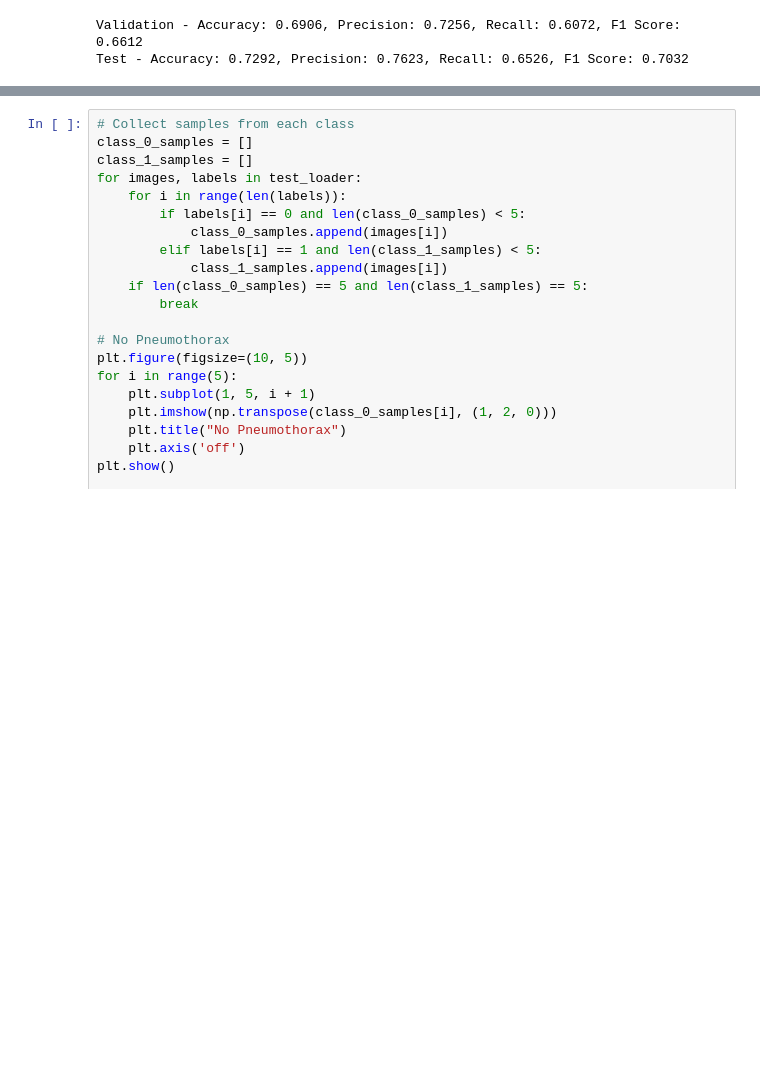
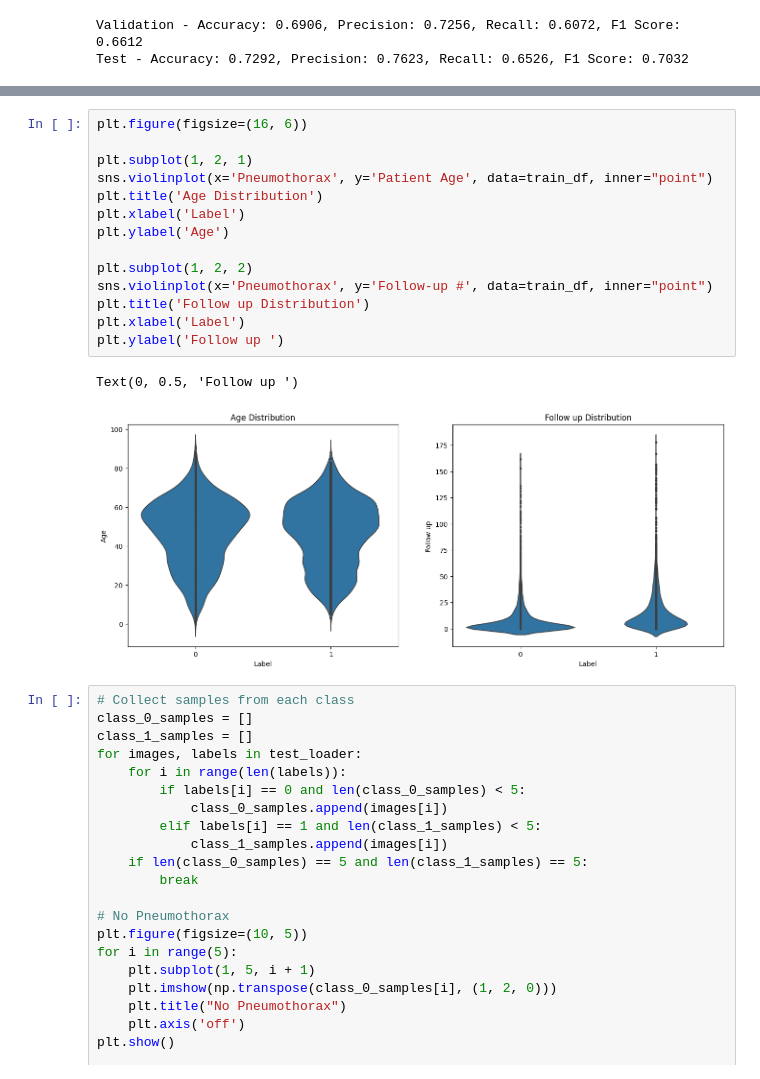
Before and after one commit to sihvn/DeepLearningProject, a Jupyter notebook: chexnet/main.ipynb, the cells around one changed output, grey strips where cells are left out. Saved outputs shown, nothing was run; the diff lists cells and outputs as text; blank space fills up the shorter version.

```diff
--- a/chexnet/main.ipynb
+++ b/chexnet/main.ipynb
@@ -352,3 +336,20 @@ RuntimeError: mat1 and mat2 shapes cannot be multiplied (7168x1 and 49x1024)
+# %%
+plt.figure(figsize=(16, 6))
+
+plt.subplot(1, 2, 1)
+sns.violinplot(x='Pneumothorax', y='Patient Age', data=train_df, inner="point")
+plt.title('Age Distribution')
+plt.xlabel('Label')
+plt.ylabel('Age')
+
+plt.subplot(1, 2, 2)
+sns.violinplot(x='Pneumothorax', y='Follow-up #', data=train_df, inner="point")
+plt.title('Follow up Distribution')
+plt.xlabel('Label')
+plt.ylabel('Follow up ')
+# %% [output]
+Text(0, 0.5, 'Follow up ')
+[figure, added]
 # %%
 # Collect samples from each class
 class_0_samples = []
```
Also changed, not shown: parts of 12 cells of this notebook.
